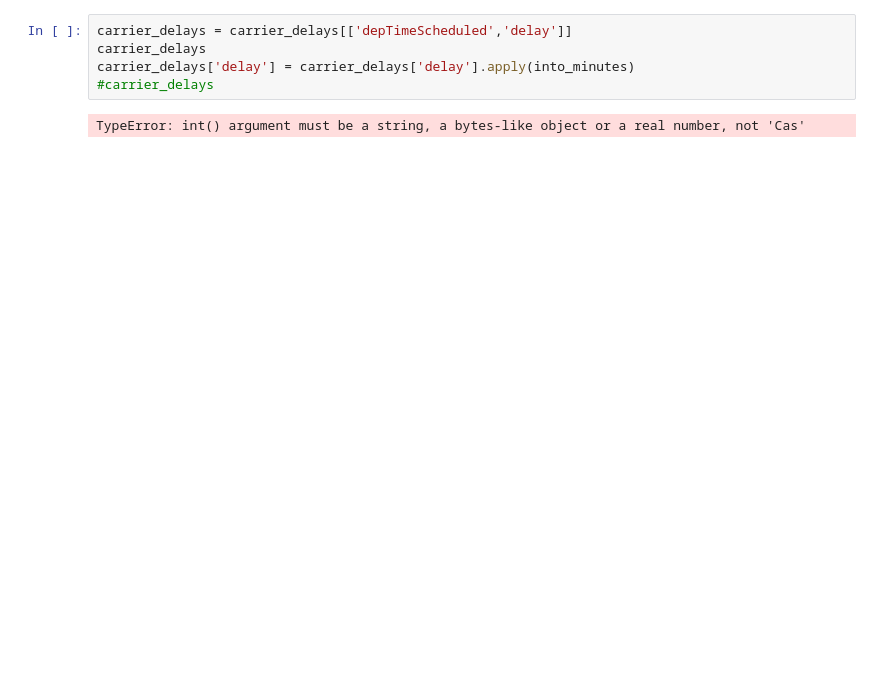
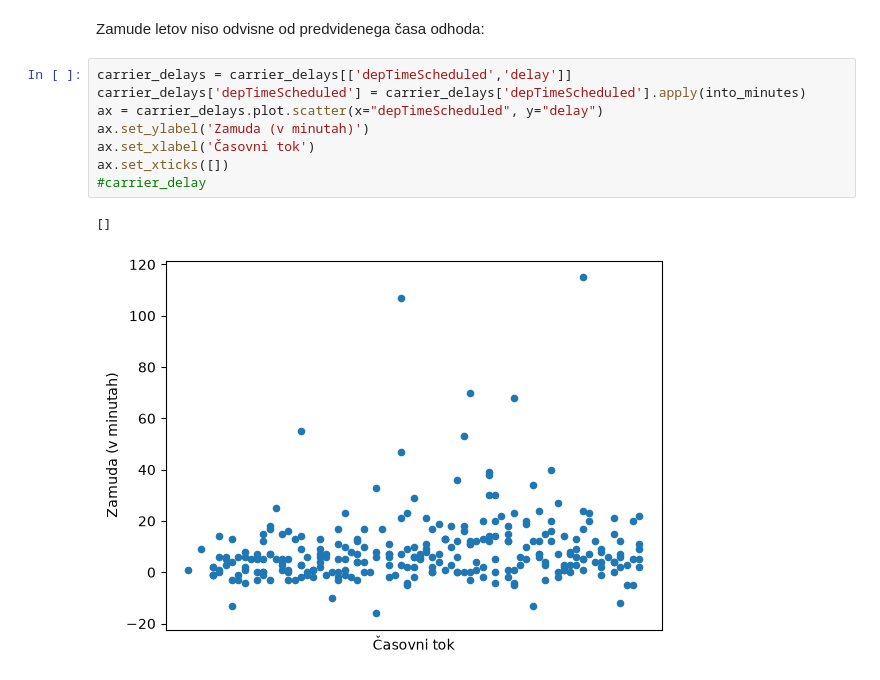
Before and after one commit to zeljanastamatovic/projektna-naloga-uvp, a Jupyter notebook: analiza.ipynb, the cells around one changed output. Saved outputs shown, nothing was run; the diff lists cells and outputs as text; blank space fills up the shorter version.

```diff
--- a/analiza.ipynb
+++ b/analiza.ipynb
@@ -28,7 +51,13 @@ merged = pd.merge(c1, c2, left_on='carrier', right_on='carrier')
+# %% [markdown]
+Zamude letov niso odvisne od predvidenega časa odhoda:
 # %%
 carrier_delays = carrier_delays[['depTimeScheduled','delay']]
-carrier_delays
-carrier_delays['delay'] = carrier_delays['delay'].apply(into_minutes)
-#carrier_delays
+carrier_delays['depTimeScheduled'] = carrier_delays['depTimeScheduled'].apply(into_minutes)
+ax = carrier_delays.plot.scatter(x="depTimeScheduled", y="delay")
+ax.set_ylabel('Zamuda (v minutah)')
+ax.set_xlabel('Časovni tok')
+ax.set_xticks([])
+#carrier_delay
 # %% [output]
-TypeError: int() argument must be a string, a bytes-like object or a real number, not 'Cas'
+[]
+[figure, added]
```
Also changed, not shown: parts of 12 cells of this notebook, 11 other files.
